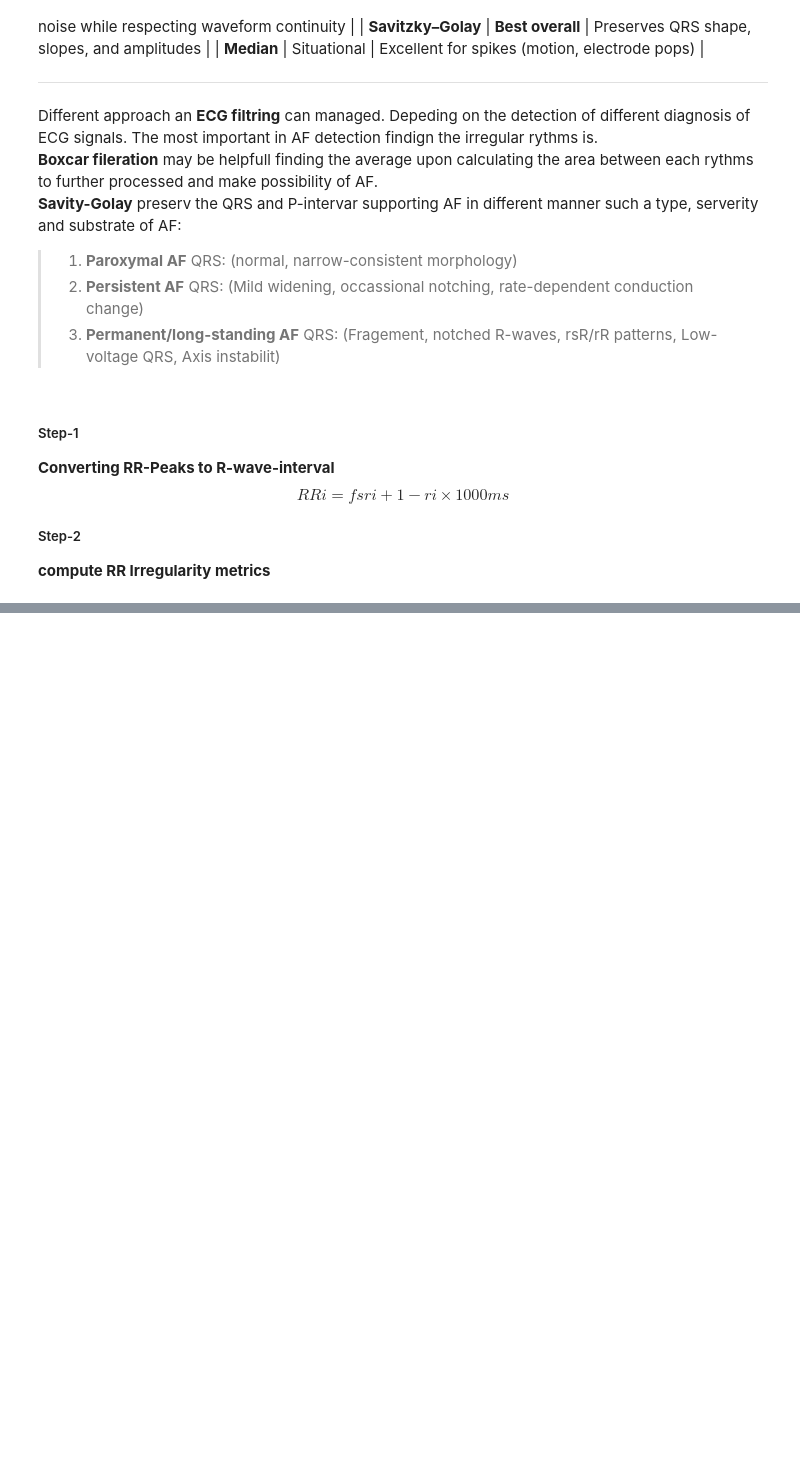
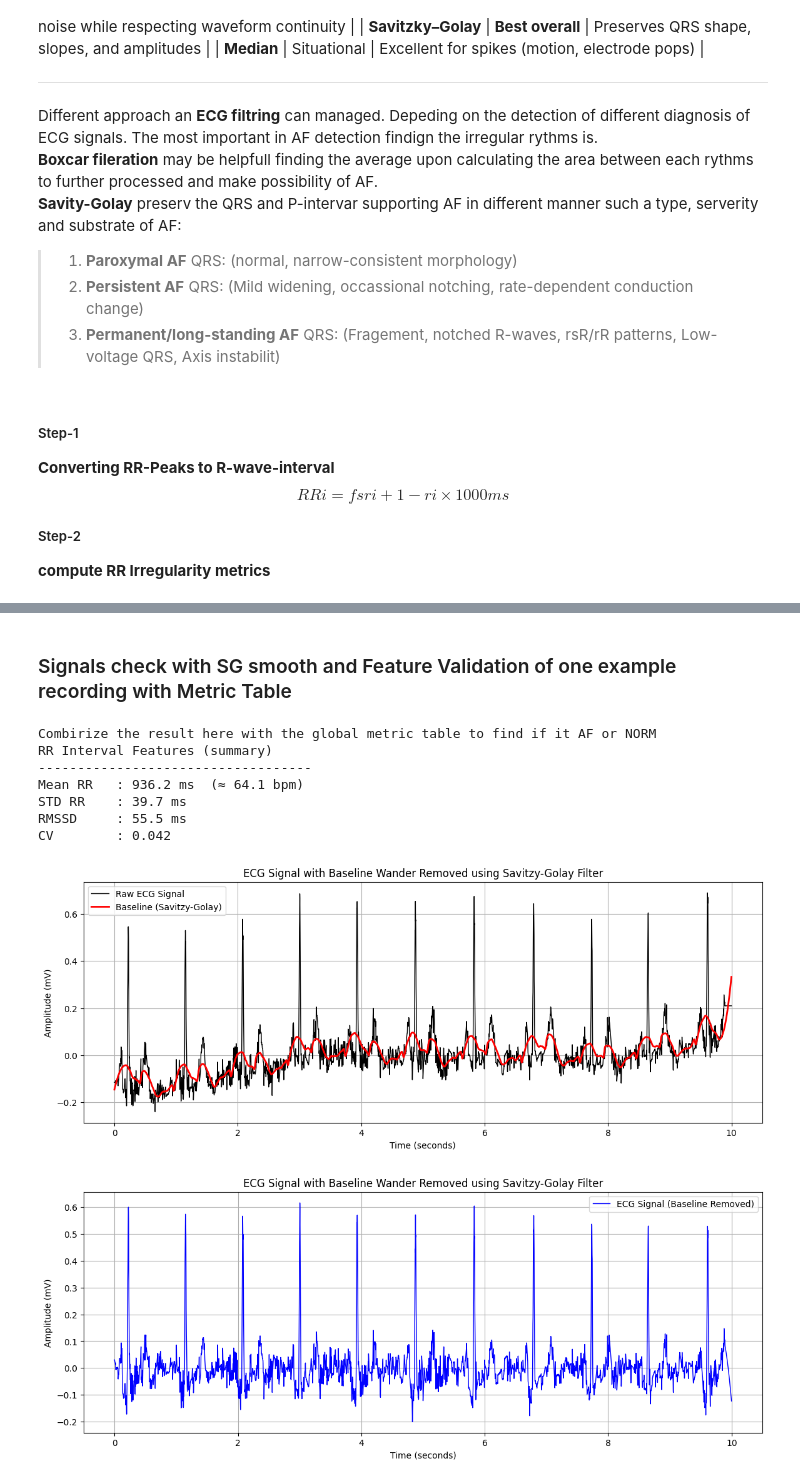
Before and after one commit to vlbthambawita/AF_detection_vs_freq, a Jupyter notebook: LSTM/LSTM_learning_intermidate_model.ipynb, the cells around one changed output, grey strips where cells are left out. Cells and saved outputs as stored; diff of their text form; code cells hidden in the pictures; blank space fills up the shorter version.

```diff
--- a/LSTM/LSTM_learning_intermidate_model.ipynb
+++ b/LSTM/LSTM_learning_intermidate_model.ipynb
@@ -92,0 +141,17 @@ True
+# %%
+dataset_root = "../data/"
+df = pd.read_csv(os.path.join(dataset_root, "ptbxl_database.csv"))
+for _, row in df.iterrows():
+
+    scp_codes = ast.literal_eval(row["scp_codes"])
+    label = get_label(scp_codes)
+    ecg_id = row["ecg_id"]
+
+
+    if label is None:
+        continue
+
+    if label == 0:
+        norm_ids.append(ecg_id)
+
+print(f"Normal samples: {len(norm_ids)}")
@@ -342,0 +572,54 @@ plt.show()
+# %% [markdown]
+### Signals check with SG smooth and Feature Validation of one example recording with Metric Table
+# %%
+# ------------------------------------------
+# Plotting raw ECG signal and baseline with Savitzy-Golay filter
+# ------------------------------------------
+#152 AF
+#1 NORM
+record = wfdb.rdrecord(ECG_INDEX[1])
+fs = record.fs
+ecg_raw = record.p_signal[:,0]
+windows_length = int(0.4 * fs) | 1
+if windows_length % 2 == 0:
+    windows_length += 1
+baseline = savitzy_golay(ecg_raw, windows_length, 2)
+ecg_clean = ecg_raw - baseline
+r_peaks = detect_rpeaks(ecg_clean, fs)
+rr_ms = rpeaks_to_rr_ms(r_peaks, fs)
+rr_features = rr_irregularity_metrics(rr_ms)
+
+
+print("Combirize the result here with the global metric table to find if it AF or NORM")
+print_rr_features(rr_features)
+
+t = np.arange(len(ecg_raw)) / fs
+
+plt.figure(figsize=(14, 5))
+plt.plot(t, ecg_raw, color="black", linewidth=1, label="Raw ECG Signal")
+plt.plot(t, baseline, color="red", linewidth=2, label="Baseline (Savitzy-Golay)")
+plt.xlabel("Time (seconds)")
+plt.ylabel("Amplitude (mV)")
+plt.title("ECG Signal with Baseline Wander Removed using Savitzy-Golay Filter")
+plt.legend()
+plt.grid(True)
+plt.figure(figsize=(14, 5))
+plt.plot(t, ecg_clean, color="blue", linewidth=1, label="ECG Signal (Baseline Removed)")
+
+
+plt.xlabel("Time (seconds)")
+plt.ylabel("Amplitude (mV)")
+plt.title("ECG Signal with Baseline Wander Removed using Savitzy-Golay Filter")
+plt.legend()
+plt.grid(True)
+plt.show()
+# %% [output]
+Combirize the result here with the global metric table to find if it AF or NORM
+RR Interval Features (summary)
+-----------------------------------
+Mean RR   : 936.2 ms  (≈ 64.1 bpm)
+STD RR    : 39.7 ms
+RMSSD     : 55.5 ms
+CV        : 0.042
+[figure, added]
+[figure, added]
```
Also changed, not shown: parts of 14 cells of this notebook.
